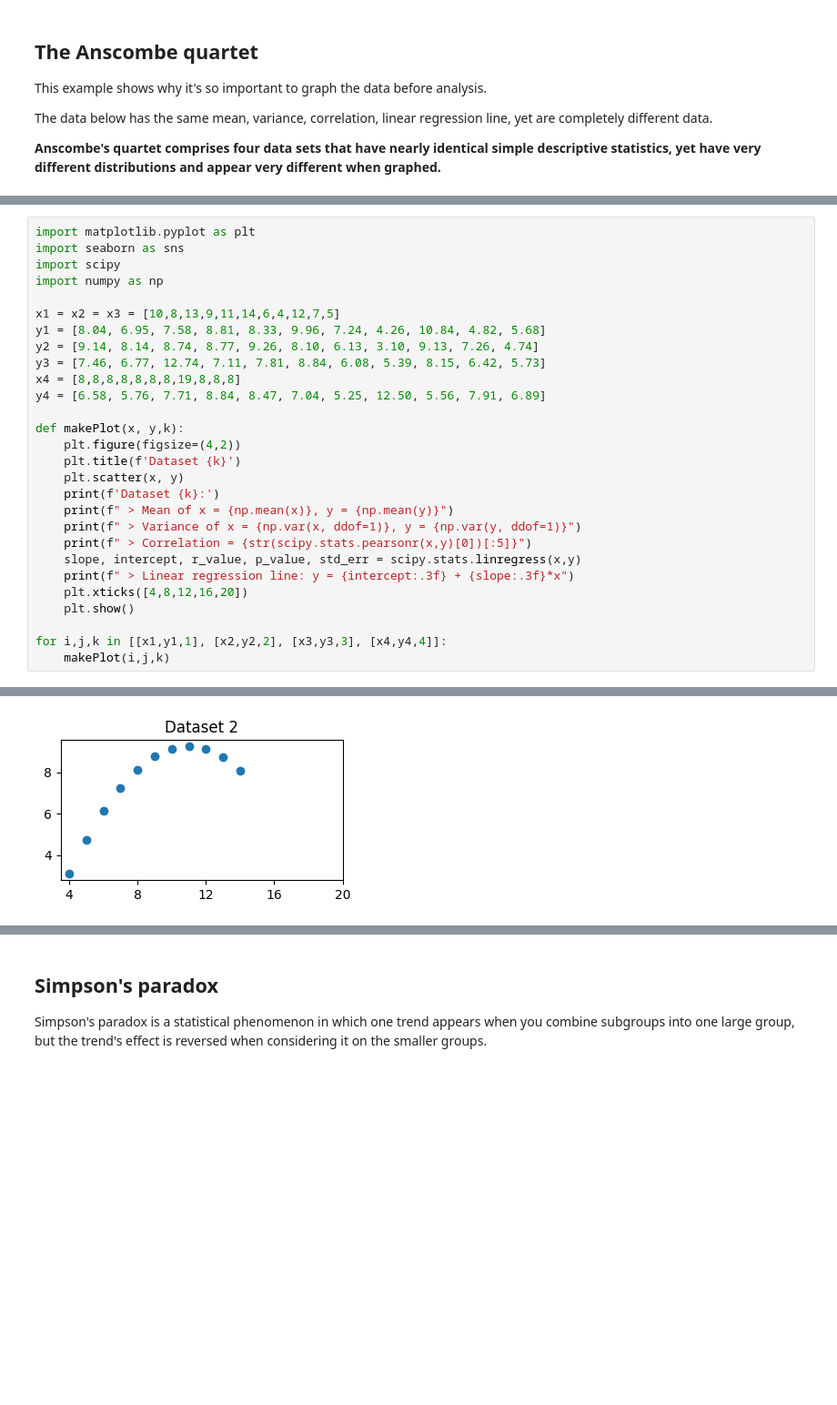
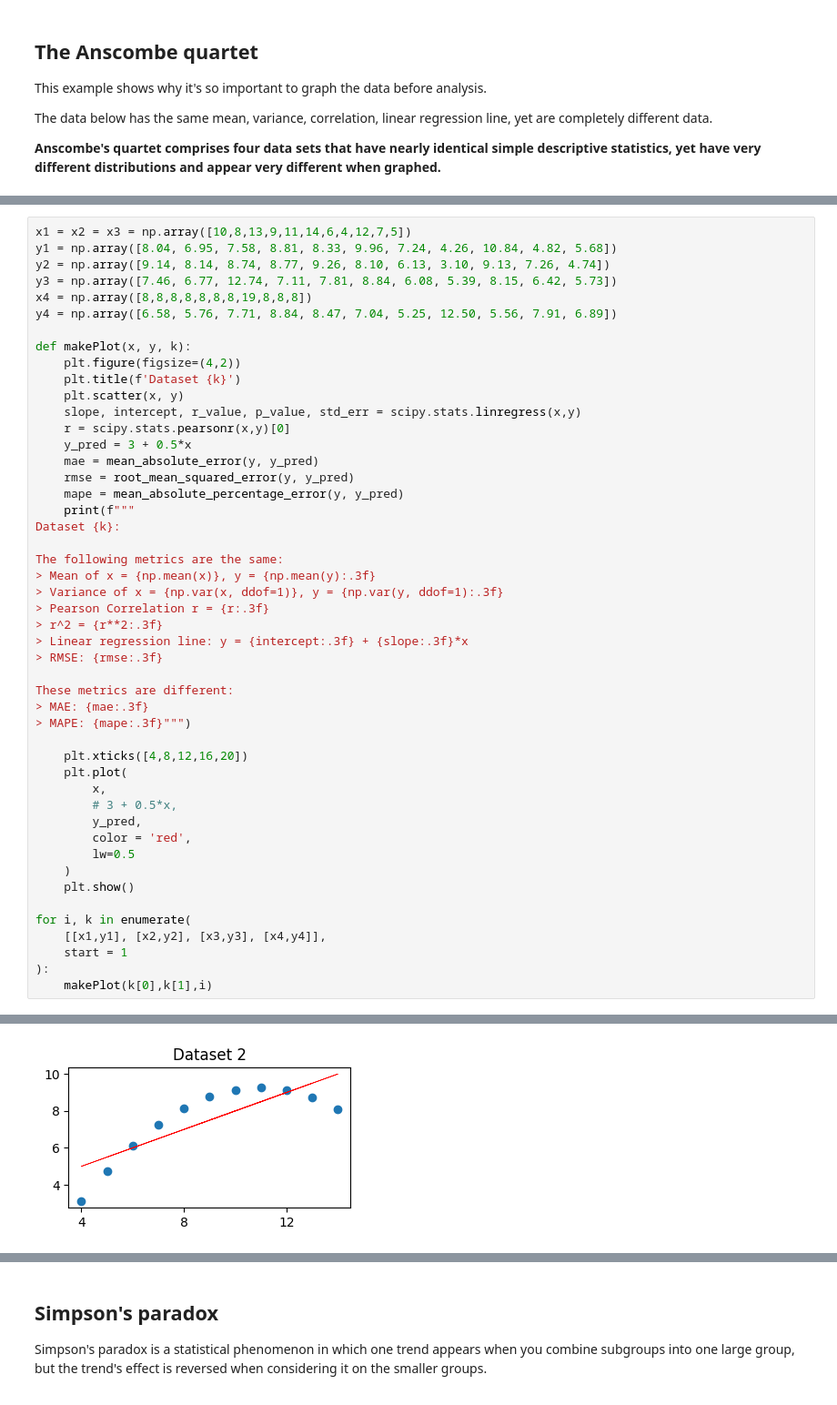
Before and after one commit to EvgeniiZorin/Handbook_Data-Science, a Jupyter notebook: _0_Statistics.ipynb, the cells around one changed output, grey strips where cells are left out. Shown at 91% size. Saved outputs shown, nothing was run; the diff lists cells and outputs as text; blank space fills up the shorter version.

```diff
--- a/_0_Statistics.ipynb
+++ b/_0_Statistics.ipynb
@@ -3564,30 +3579,50 @@ The data below has the same mean, variance, correlation, linear regression line,
 # %%
-import matplotlib.pyplot as plt
-import seaborn as sns
-import scipy
-import numpy as np
+x1 = x2 = x3 = np.array([10,8,13,9,11,14,6,4,12,7,5])
+y1 = np.array([8.04, 6.95, 7.58, 8.81, 8.33, 9.96, 7.24, 4.26, 10.84, 4.82, 5.68])
+y2 = np.array([9.14, 8.14, 8.74, 8.77, 9.26, 8.10, 6.13, 3.10, 9.13, 7.26, 4.74])
+y3 = np.array([7.46, 6.77, 12.74, 7.11, 7.81, 8.84, 6.08, 5.39, 8.15, 6.42, 5.73])
+x4 = np.array([8,8,8,8,8,8,8,19,8,8,8])
+y4 = np.array([6.58, 5.76, 7.71, 8.84, 8.47, 7.04, 5.25, 12.50, 5.56, 7.91, 6.89])
 
-x1 = x2 = x3 = [10,8,13,9,11,14,6,4,12,7,5]
-y1 = [8.04, 6.95, 7.58, 8.81, 8.33, 9.96, 7.24, 4.26, 10.84, 4.82, 5.68]
-y2 = [9.14, 8.14, 8.74, 8.77, 9.26, 8.10, 6.13, 3.10, 9.13, 7.26, 4.74]
-y3 = [7.46, 6.77, 12.74, 7.11, 7.81, 8.84, 6.08, 5.39, 8.15, 6.42, 5.73]
-x4 = [8,8,8,8,8,8,8,19,8,8,8]
-y4 = [6.58, 5.76, 7.71, 8.84, 8.47, 7.04, 5.25, 12.50, 5.56, 7.91, 6.89]
-
-def makePlot(x, y,k):
+def makePlot(x, y, k):
     plt.figure(figsize=(4,2))
     plt.title(f'Dataset {k}')
     plt.scatter(x, y)
-    print(f'Dataset {k}:')
-    print(f" > Mean of x = {np.mean(x)}, y = {np.mean(y)}")
-    print(f" > Variance of x = {np.var(x, ddof=1)}, y = {np.var(y, ddof=1)}")
-    print(f" > Correlation = {str(scipy.stats.pearsonr(x,y)[0])[:5]}")
     slope, intercept, r_value, p_value, std_err = scipy.stats.linregress(x,y)
-    print(f" > Linear regression line: y = {intercept:.3f} + {slope:.3f}*x")
+    r = scipy.stats.pearsonr(x,y)[0]
+    y_pred = 3 + 0.5*x
+    mae = mean_absolute_error(y, y_pred)
+    rmse = root_mean_squared_error(y, y_pred)
+    mape = mean_absolute_percentage_error(y, y_pred)
+    print(f"""
+Dataset {k}:
+
+The following metrics are the same:
+> Mean of x = {np.mean(x)}, y = {np.mean(y):.3f}
+> Variance of x = {np.var(x, ddof=1)}, y = {np.var(y, ddof=1):.3f}
+> Pearson Correlation r = {r:.3f}
+> r^2 = {r**2:.3f}
+> Linear regression line: y = {intercept:.3f} + {slope:.3f}*x
+> RMSE: {rmse:.3f}
+
+These metrics are different:
+> MAE: {mae:.3f}
+> MAPE: {mape:.3f}""")
+
     plt.xticks([4,8,12,16,20])
+    plt.plot(
+        x,
+        # 3 + 0.5*x,
+        y_pred,
+        color = 'red',
+        lw=0.5
+    )
     plt.show()
 
-for i,j,k in [[x1,y1,1], [x2,y2,2], [x3,y3,3], [x4,y4,4]]:
-    makePlot(i,j,k)
+for i, k in enumerate(
+    [[x1,y1], [x2,y2], [x3,y3], [x4,y4]],
+    start = 1
+):
+    makePlot(k[0],k[1],i)
 # %% [output]
 Dataset 1:
@@ -3604,2 +3655,2 @@ Dataset 2:
-[figure, old version]
+[figure, new version]
 Dataset 3:
```
Also changed, not shown: parts of 4 cells of this notebook, 2 other files.
